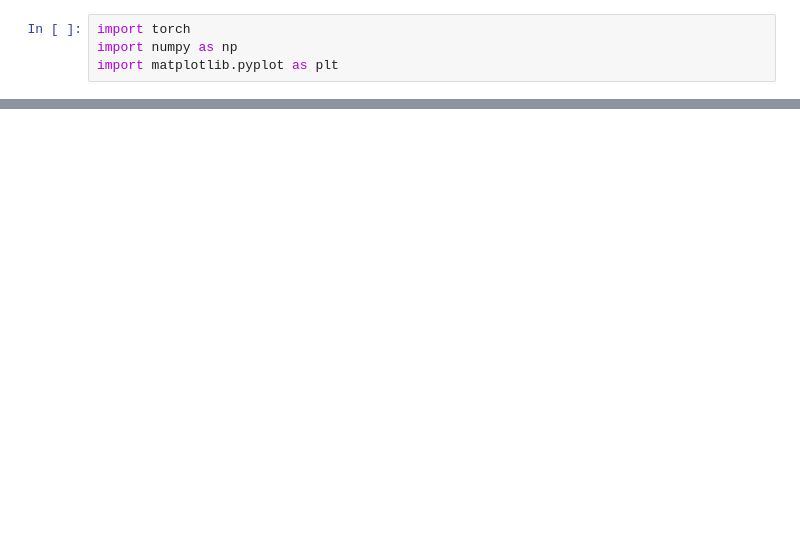
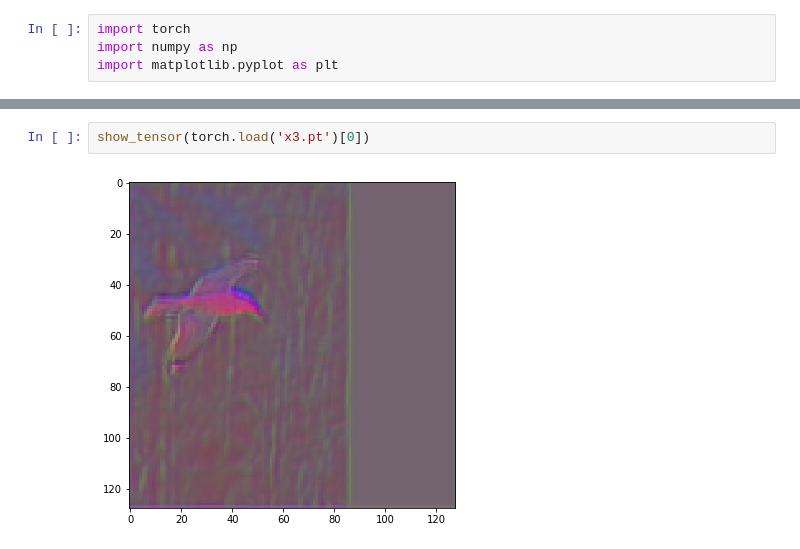
Before and after one commit to gnefihs/EfficientDet.Pytorch, a Jupyter notebook: visualize.ipynb, the cells around one changed output, grey strips where cells are left out. Saved outputs shown, nothing was run; the diff lists cells and outputs as text; blank space fills up the shorter version.

```diff
--- a/visualize.ipynb
+++ b/visualize.ipynb
@@ -16,0 +22,4 @@ show_tensor(torch.load('x1.pt')[0])
+# %%
+show_tensor(torch.load('x3.pt')[0])
+# %% [output]
+[figure, added]
```
Also changed, not shown: parts of 21 cells of this notebook, 12 other files.
